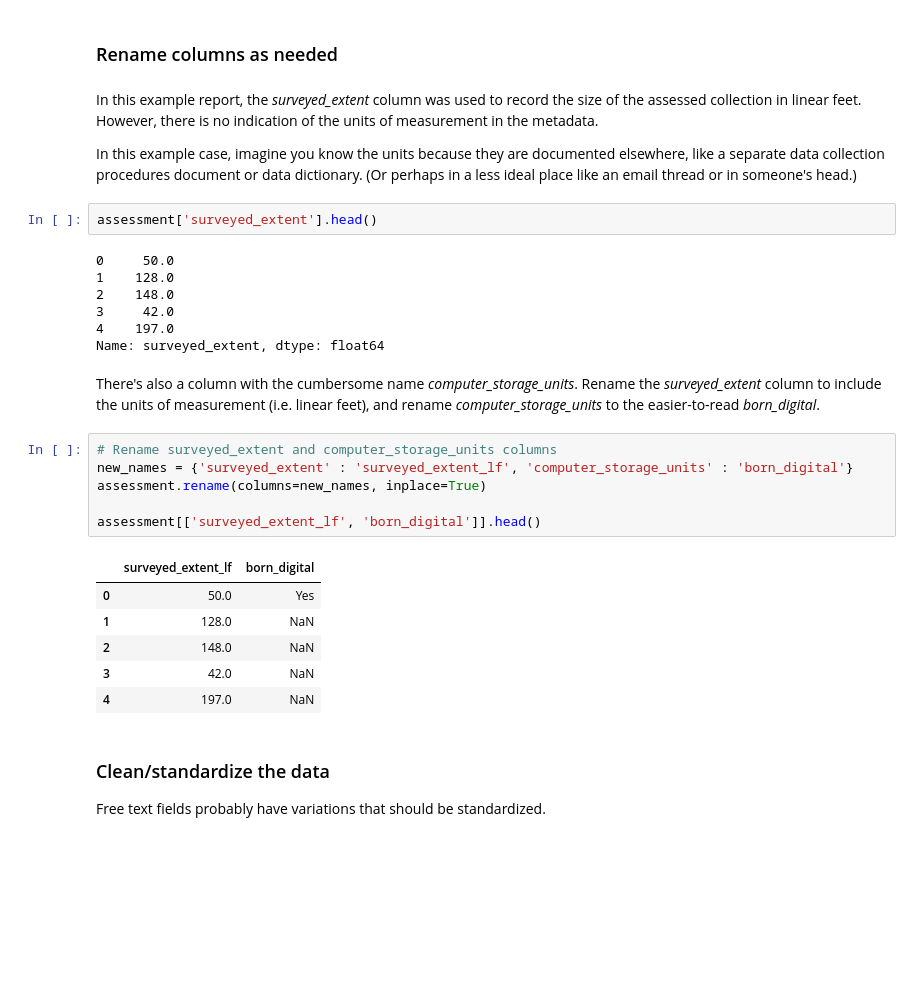
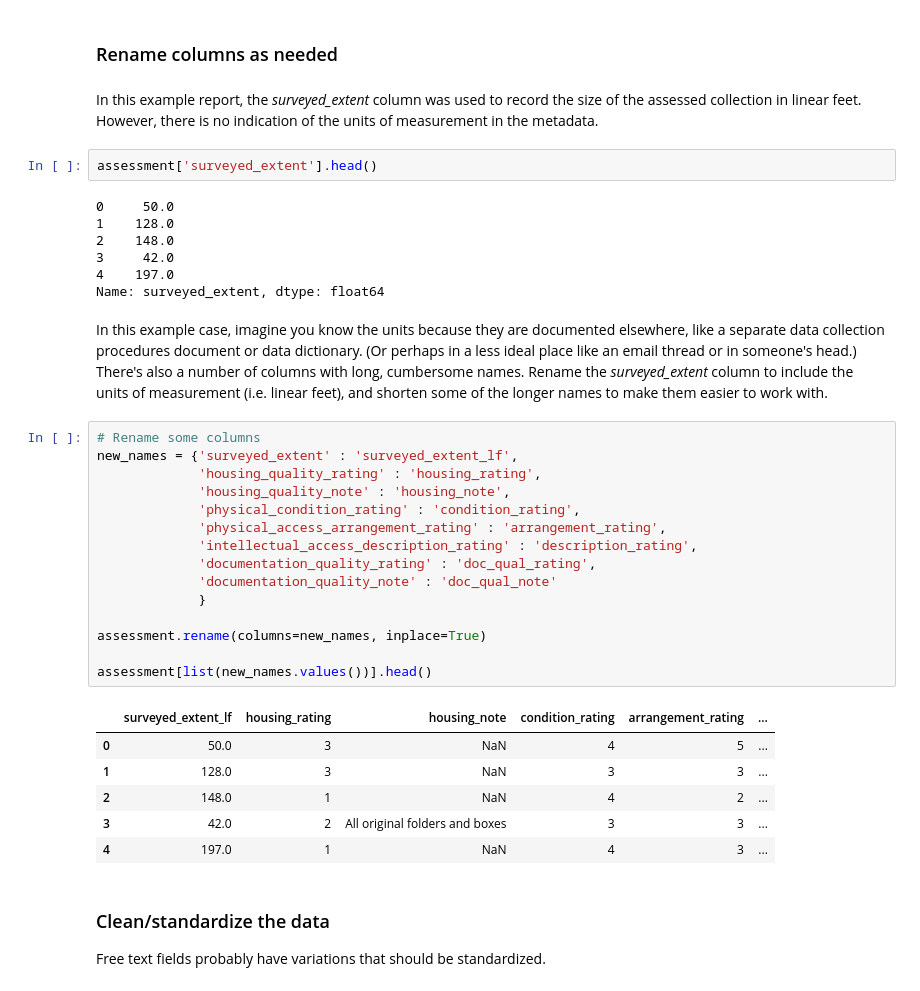
Before and after one commit to adgray987/collections-assessment-eda, a Jupyter notebook: assessment_exploratory_analysis.ipynb, the cells around one changed output. Saved outputs shown, nothing was run; the diff lists cells and outputs as text; blank space fills up the shorter version.

```diff
--- a/assessment_exploratory_analysis.ipynb
+++ b/assessment_exploratory_analysis.ipynb
@@ -100,8 +100,6 @@ assessment.shape
 ### Rename columns as needed
 # %% [markdown]
 In this example report, the *surveyed_extent* column was used to record the size of the assessed collection in linear feet. However, there is no indication of the units of measurement in the metadata.
-
-In this example case, imagine you know the units because they are documented elsewhere, like a separate data collection procedures document or data dictionary. (Or perhaps in a less ideal place like an email thread or in someone's head.)
 # %%
 assessment['surveyed_extent'].head()
 # %% [output]
@@ -111,21 +109,30 @@ assessment['surveyed_extent'].head()
 3     42.0
 4    197.0
 Name: surveyed_extent, dtype: float64
-# %% [markdown]
-There's also a column with the cumbersome name *computer_storage_units*. Rename the *surveyed_extent* column to include the units of measurement (i.e. linear feet), and rename *computer_storage_units* to the easier-to-read *born_digital*.
+# %% [markdown]
+In this example case, imagine you know the units because they are documented elsewhere, like a separate data collection procedures document or data dictionary. (Or perhaps in a less ideal place like an email thread or in someone's head.) There's also a number of columns with long, cumbersome names. Rename the *surveyed_extent* column to include the units of measurement (i.e. linear feet), and shorten some of the longer names to make them easier to work with.
 # %%
-# Rename surveyed_extent and computer_storage_units columns
-new_names = {'surveyed_extent' : 'surveyed_extent_lf', 'computer_storage_units' : 'born_digital'}
+# Rename some columns
+new_names = {'surveyed_extent' : 'surveyed_extent_lf',
+             'housing_quality_rating' : 'housing_rating',
+             'housing_quality_note' : 'housing_note',
+             'physical_condition_rating' : 'condition_rating',
+             'physical_access_arrangement_rating' : 'arrangement_rating',
+             'intellectual_access_description_rating' : 'description_rating',
+             'documentation_quality_rating' : 'doc_qual_rating',
+             'documentation_quality_note' : 'doc_qual_note'
+             }
+
 assessment.rename(columns=new_names, inplace=True)
 
-assessment[['surveyed_extent_lf', 'born_digital']].head()
+assessment[list(new_names.values())].head()
 # %% [output]
-|  | surveyed_extent_lf | born_digital |
-| 0 | 50.0 | Yes |
-| 1 | 128.0 | NaN |
-| 2 | 148.0 | NaN |
-| 3 | 42.0 | NaN |
-| 4 | 197.0 | NaN |
+|  | surveyed_extent_lf | housing_rating | housing_note | condition_rating | arrangement_rating | ... |
+| 0 | 50.0 | 3 | NaN | 4 | 5 | ... |
+| 1 | 128.0 | 3 | NaN | 3 | 3 | ... |
+| 2 | 148.0 | 1 | NaN | 4 | 2 | ... |
+| 3 | 42.0 | 2 | All original folders and boxes | 3 | 3 | ... |
+| 4 | 197.0 | 1 | NaN | 4 | 3 | ... |
 # %% [markdown]
 ### Clean/standardize the data
 
```
Also changed, not shown: parts of 17 cells of this notebook.
